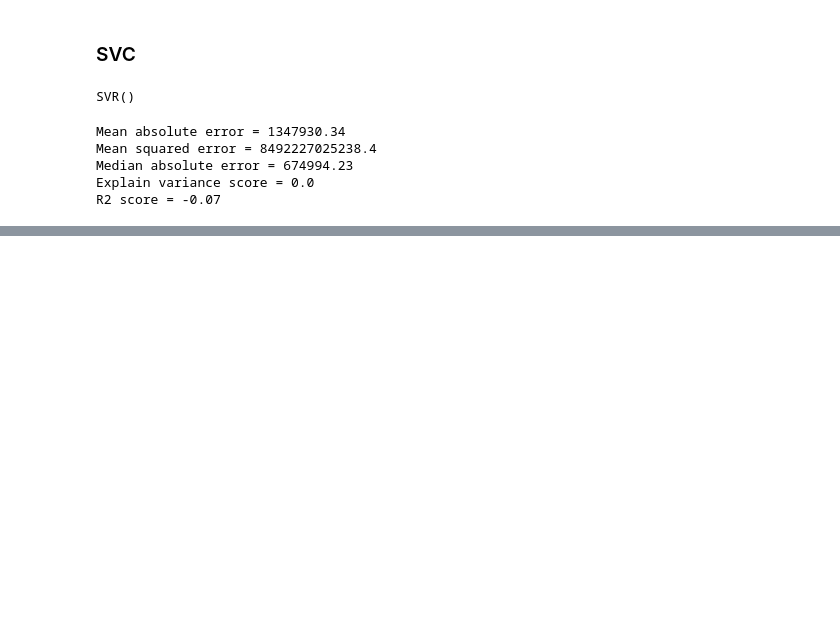
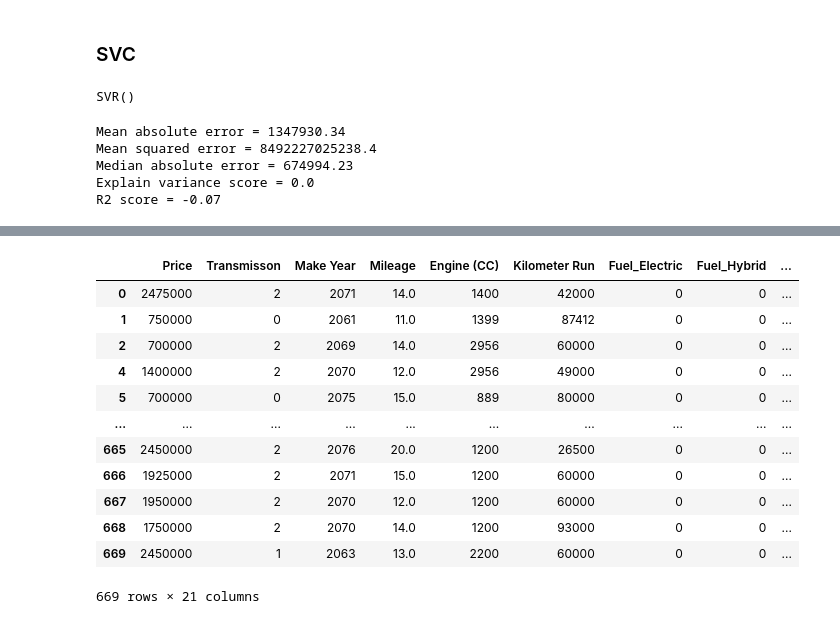
Before and after one commit to HordesOfGhost/Learning_EDA, a Jupyter notebook: HamroBazzar_Car/EDA_car.ipynb, the cells around one changed output, grey strips where cells are left out. Cells and saved outputs as stored; diff of their text form; code cells hidden in the pictures; blank space fills up the shorter version.

```diff
--- a/HamroBazzar_Car/EDA_car.ipynb
+++ b/HamroBazzar_Car/EDA_car.ipynb
@@ -879,0 +918,21 @@ R2 score = -0.07
+# %%
+unmap_brand_name = {'Chevrolet': 0,
+ 'Ford': 1,
+ 'Honda': 2,
+ 'Hyundai': 3,
+ 'Kia': 4,
+ 'Mahindra': 5,
+ 'Maruti Suzuki': 6,
+ 'Nissan': 7,
+ 'Other Brands': 8,
+ 'Renault': 9,
+ 'Tata': 10,
+ 'Toyota': 11,
+ 'Volkswagen': 12}
+unmap_brand_name = {v: k for k, v in unmap_brand_name.items()}
+# %%
+unmap_fuel_name = {"Diesel" : 0
+   	        ,"Electric" : 1
+   	        ,"Hybrid" : 2
+   	        ,"Petrol" : 3}
+unmap_fuel_name = {v: k for k, v in unmap_fuel_name.items()}
@@ -879,0 +946,4 @@ R2 score = -0.07
+# %%
+df_final_dummies["Brand Name"] = df_final_dummies["Brand Name"].map(unmap_brand_name)
+df_final_dummies["Fuel"] = df_final_dummies["Fuel"].map(unmap_fuel_name)
+# df_final_dummies["Transmisson"] = df_final_dummies["Transmisson"].map(unmap_transmission_name)
@@ -879,0 +966,18 @@ R2 score = -0.07
+# %%
+df_final_dummies = pd.get_dummies(df_final_dummies,drop_first = True)
+# %%
+df_final_dummies
+# %% [output]
+|  | Price | Transmisson | Make Year | Mileage | Engine (CC) | Kilometer Run | Fuel_Electric | Fuel_Hybrid | ... |
+| 0 | 2475000 | 2 | 2071 | 14.0 | 1400 | 42000 | 0 | 0 | ... |
+| 1 | 750000 | 0 | 2061 | 11.0 | 1399 | 87412 | 0 | 0 | ... |
+| 2 | 700000 | 2 | 2069 | 14.0 | 2956 | 60000 | 0 | 0 | ... |
+| 4 | 1400000 | 2 | 2070 | 12.0 | 2956 | 49000 | 0 | 0 | ... |
+| 5 | 700000 | 0 | 2075 | 15.0 | 889 | 80000 | 0 | 0 | ... |
+| ... | ... | ... | ... | ... | ... | ... | ... | ... | ... |
+| 665 | 2450000 | 2 | 2076 | 20.0 | 1200 | 26500 | 0 | 0 | ... |
+| 666 | 1925000 | 2 | 2071 | 15.0 | 1200 | 60000 | 0 | 0 | ... |
+| 667 | 1950000 | 2 | 2070 | 12.0 | 1200 | 60000 | 0 | 0 | ... |
+| 668 | 1750000 | 2 | 2070 | 14.0 | 1200 | 93000 | 0 | 0 | ... |
+| 669 | 2450000 | 1 | 2063 | 13.0 | 2200 | 60000 | 0 | 0 | ... |
+669 rows × 21 columns
```
Also changed, not shown: parts of 36 cells of this notebook, 2 other files.
